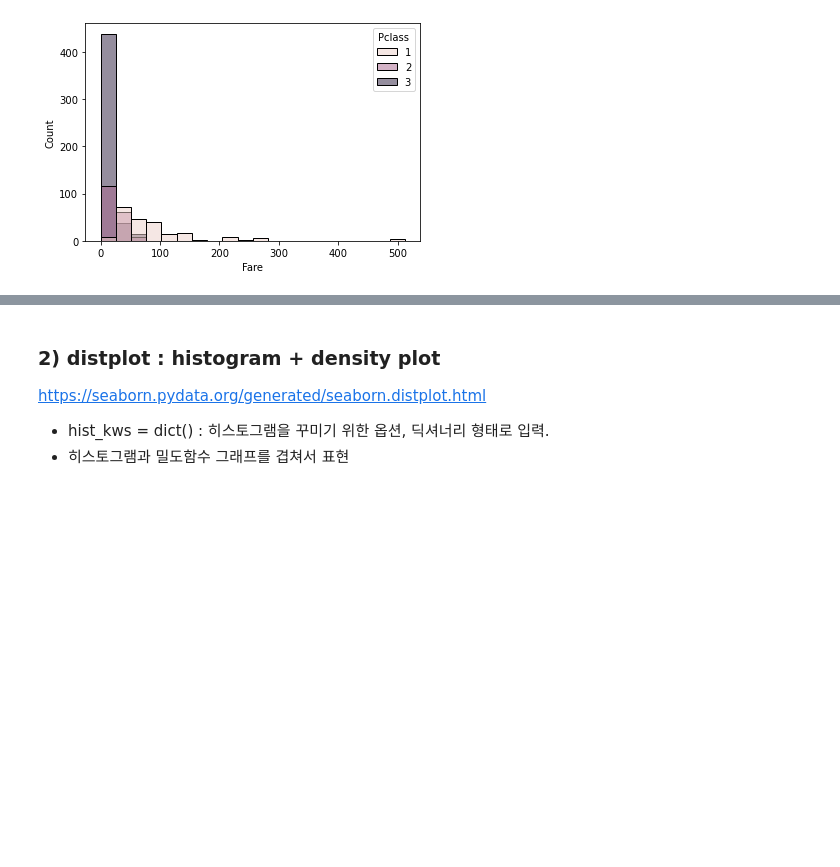
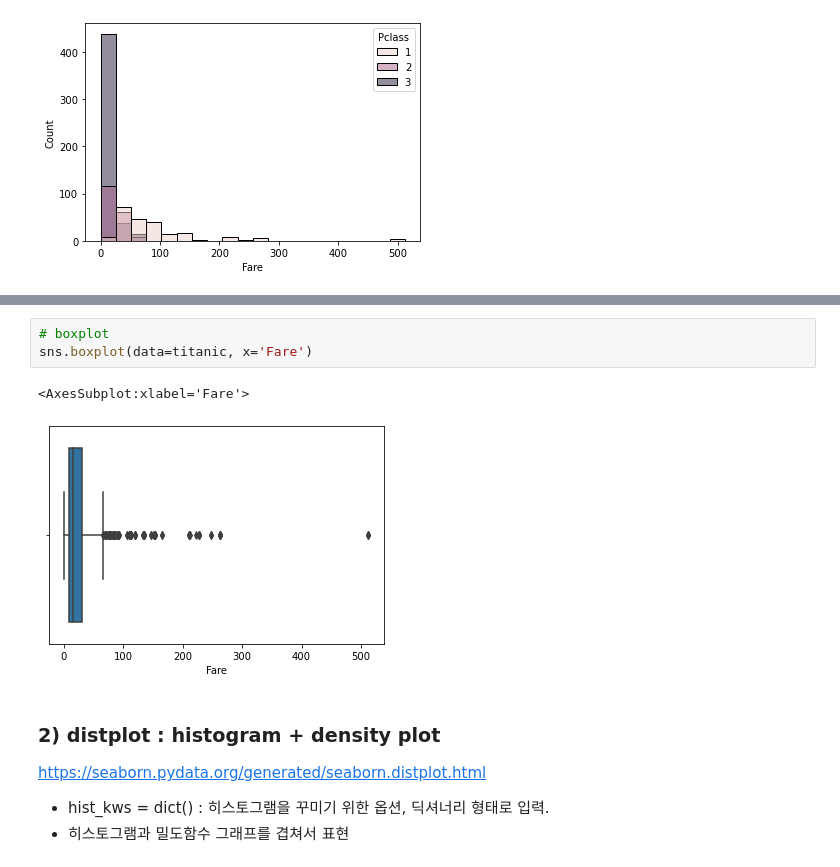
Before and after one commit to yeonsu98/KT-AIVLE-Python, a Jupyter notebook: 20220811/06과 seaborn 다양한 차트들.ipynb, the cells around one changed output, grey strips where cells are left out. Drawn from its saved outputs; the diff is of its cells as text; blank space fills up the shorter version.

```diff
--- a/20220811/06과 seaborn 다양한 차트들.ipynb
+++ b/20220811/06과 seaborn 다양한 차트들.ipynb
@@ -157,3 +159,9 @@ plt.show()
+# %%
+# boxplot
+sns.boxplot(data=titanic, x='Fare')
+# %% [output]
+<AxesSubplot:xlabel='Fare'>
+[figure, added]
 # %% [markdown]
 ### 2) distplot : histogram + density plot
 
```
Also changed, not shown: parts of 26 cells of this notebook, 22 other files.
